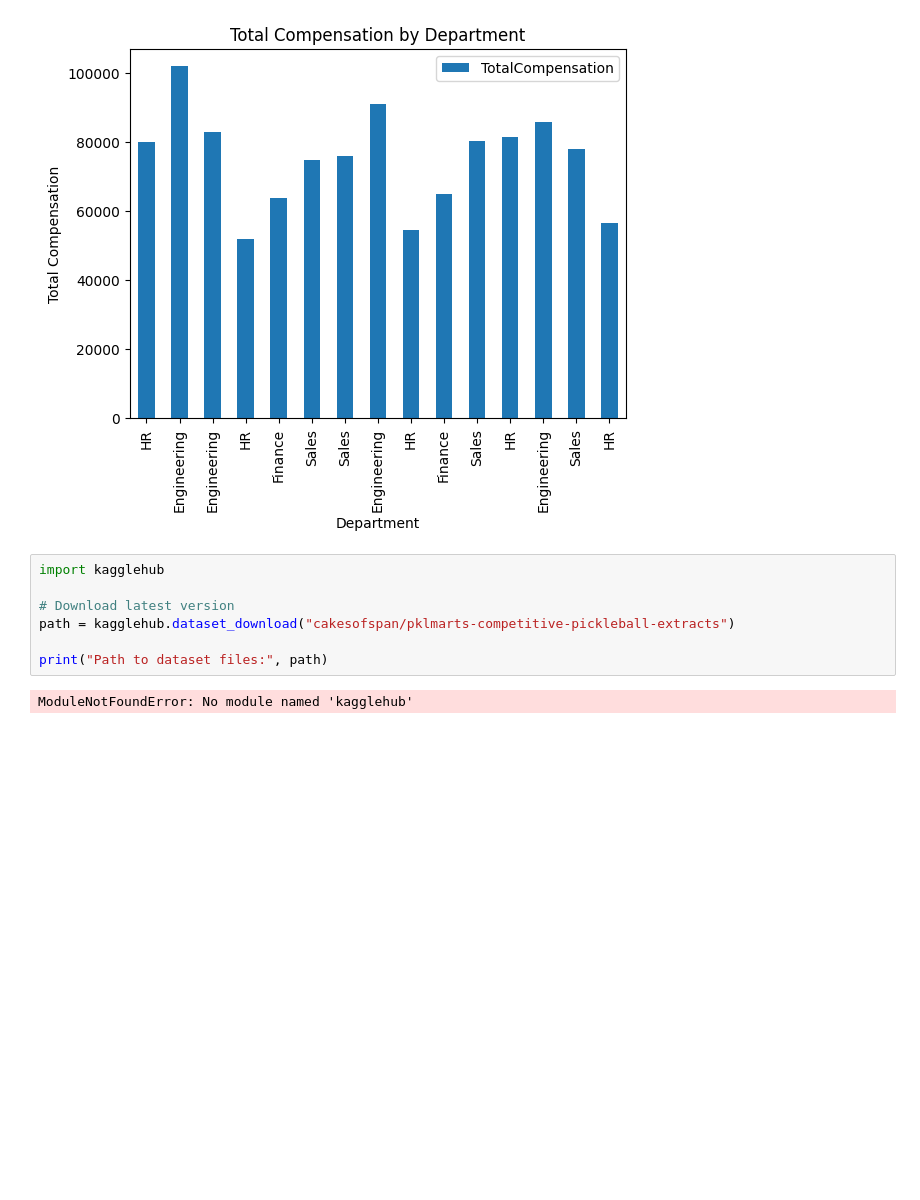
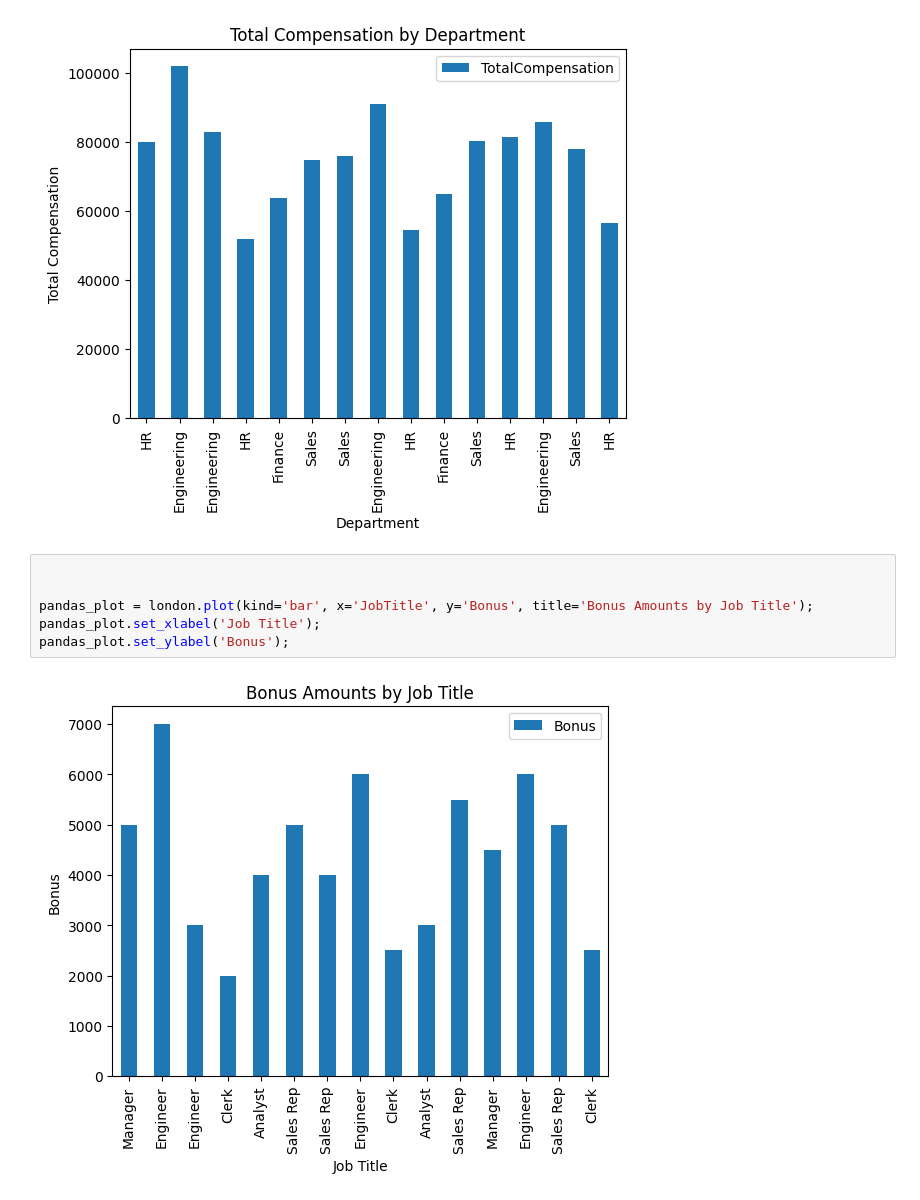
Before and after one commit to WindsorTree/Plotting-Practice, a Jupyter notebook: Plotting_Examples.ipynb, the cells around one changed output. Saved outputs shown, nothing was run; the diff lists cells and outputs as text; blank space fills up the shorter version.

Commit message:
New Plot Bonus Amount by Job Title

```diff
--- a/Plotting_Examples.ipynb
+++ b/Plotting_Examples.ipynb
@@ -33,12 +33,11 @@ pandas_plot.set_xlabel('Department');
 pandas_plot.set_ylabel('Total Compensation');
 # %% [output]
 [figure]
-# %%
-import kagglehub
-
-# Download latest version
-path = kagglehub.dataset_download("cakesofspan/pklmarts-competitive-pickleball-extracts")
-
-print("Path to dataset files:", path)
-# %% [output]
-ModuleNotFoundError: No module named 'kagglehub'
+# %%
+
+
+pandas_plot = london.plot(kind='bar', x='JobTitle', y='Bonus', title='Bonus Amounts by Job Title');
+pandas_plot.set_xlabel('Job Title');
+pandas_plot.set_ylabel('Bonus');
+# %% [output]
+[figure, added]
```
Also changed, not shown: 1 other file.
